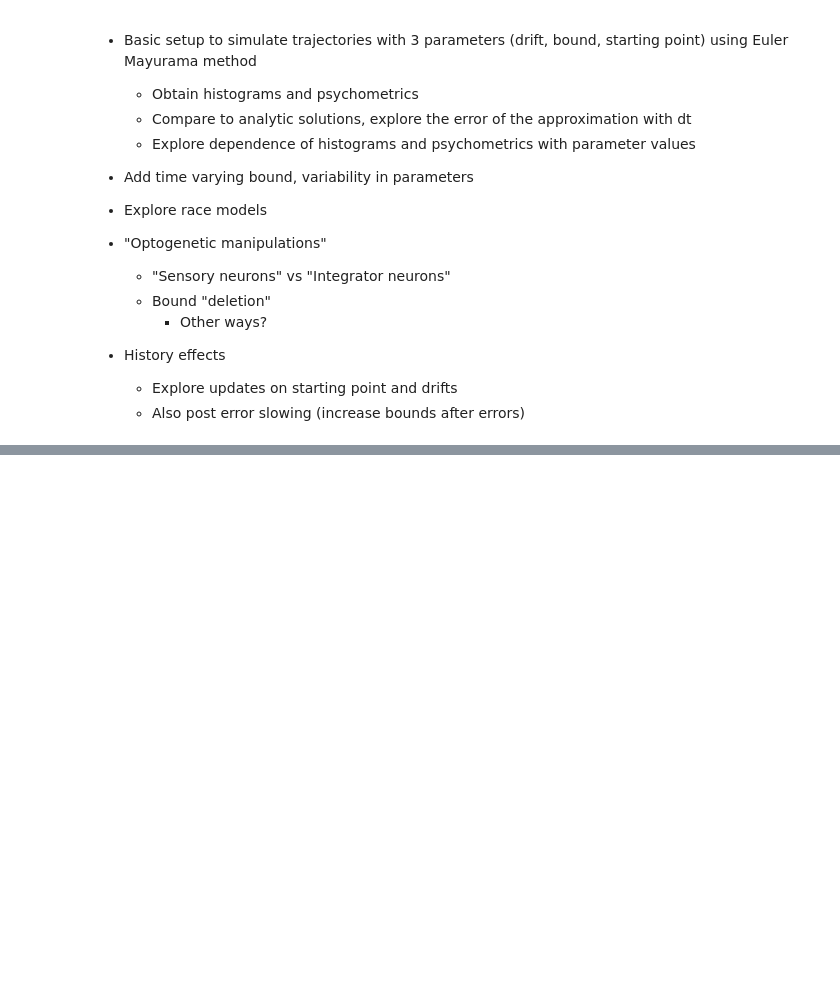
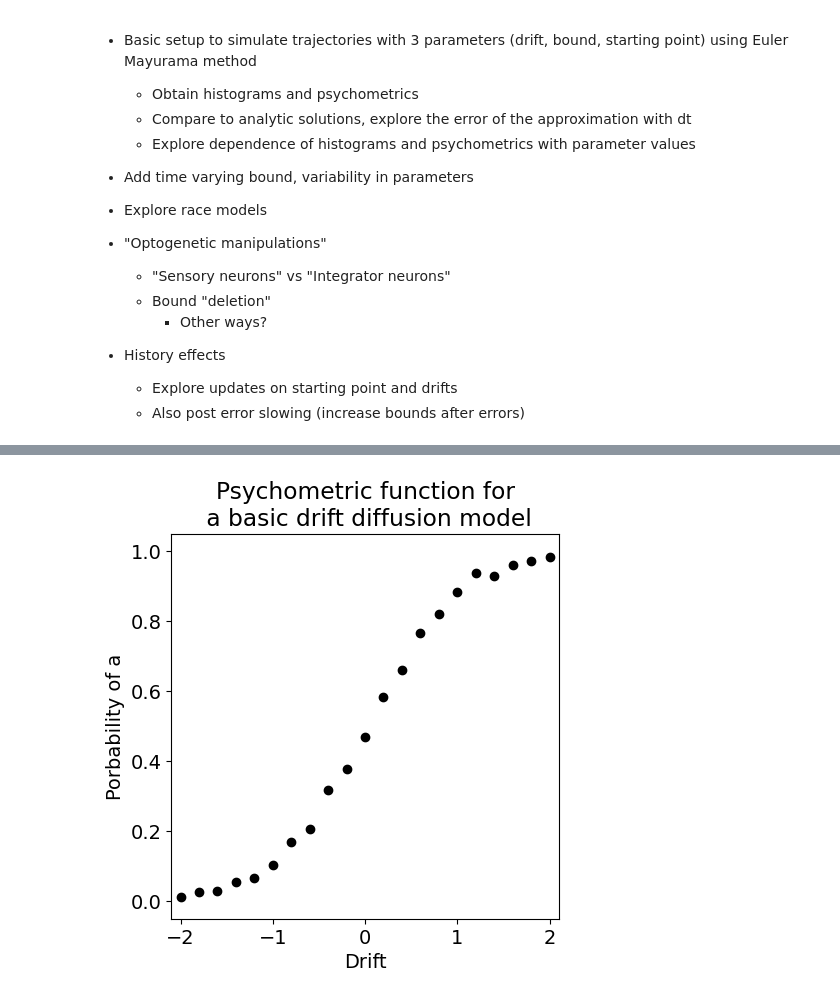
Before and after one commit to I-Pica/indp22-ddm-simulation-project, a Jupyter notebook: code/marco-sim-ddm.ipynb, the cells around one changed output, grey strips where cells are left out. Saved outputs shown, nothing was run; the diff lists cells and outputs as text; code cells hidden in the pictures; blank space fills up the shorter version.

Commit message:
Updated Functions!

```diff
--- a/code/marco-sim-ddm.ipynb
+++ b/code/marco-sim-ddm.ipynb
@@ -71,0 +89,8 @@ for i, mu in enumerate(mu_list):
+# %%
+# Plot a psychometric curve
+prob_a = ddm.calc_psychometric(S_list, mu_list)
+ddm.plot_psychometric(prob_a, mu_list)
+plt.title('Psychometric function for\n a basic drift diffusion model')
+plt.show()
+# %% [output]
+[figure, added]
```
Also changed, not shown: parts of 5 cells of this notebook, 1 other file.
